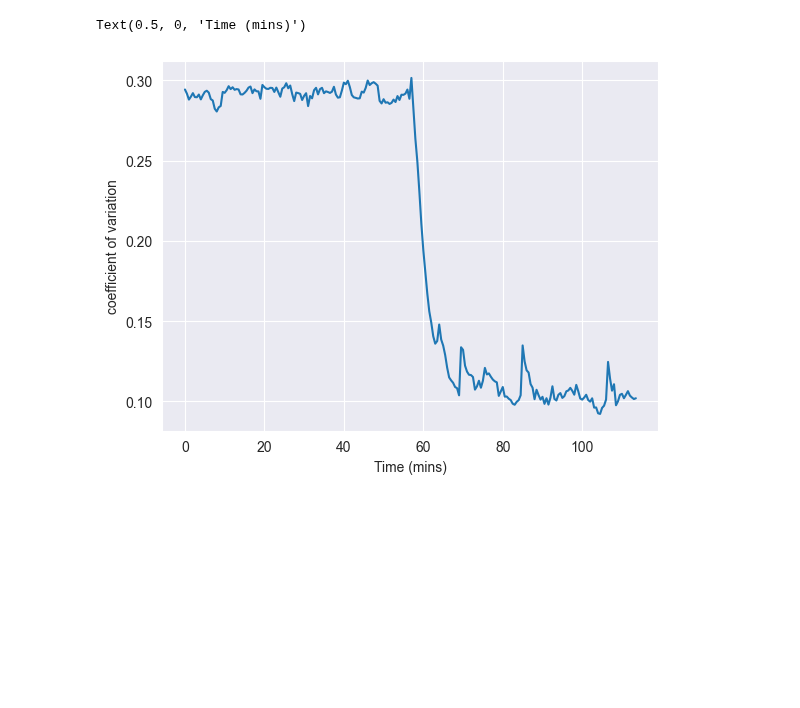
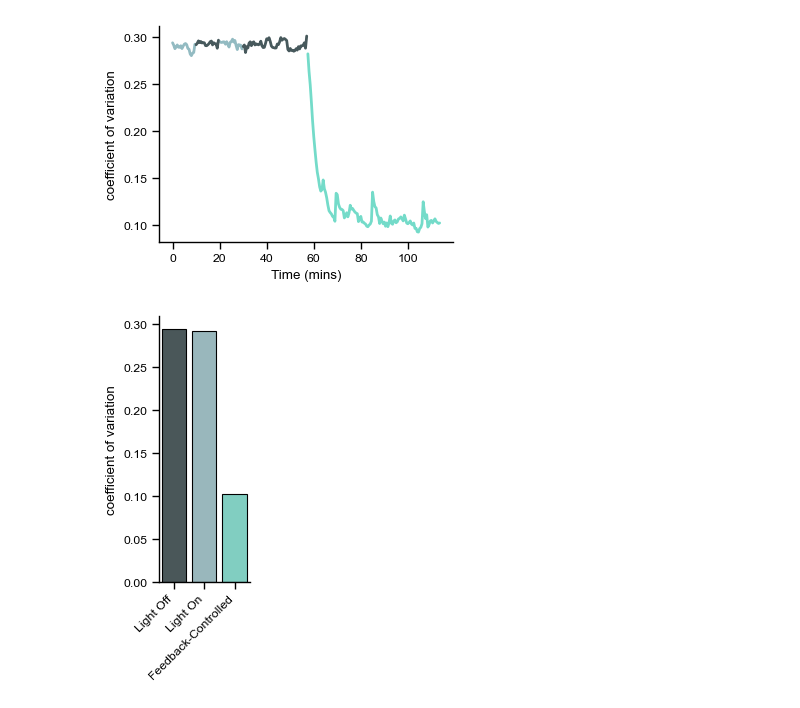
Before and after one commit to Harrison-Oatman/PyCLM, a Jupyter notebook: figures/tag-rfp_analysis.ipynb, the cells around one changed output. Cells and saved outputs as stored; diff of their text form; code cells hidden in the pictures; blank space fills up the shorter version.

```diff
--- a/figures/tag-rfp_analysis.ipynb
+++ b/figures/tag-rfp_analysis.ipynb
@@ -9,5 +10,16 @@ import matplotlib.pyplot as plt
+# %%
+sns.set_context("paper")
+# plt.style.use(r"D:\FeedbackControl\figures\style\stylesheet.rc")
+savepath = Path(r"Figure 4")
+
+mpl.rc("axes", facecolor="#ffffff00", grid=False, edgecolor="k", labelcolor="k")
+mpl.rc("figure", facecolor="#00000000", dpi=100)
+mpl.rc("axes.spines", top=False, right=False, )
+mpl.rc("xtick", color="k", bottom=True)
+mpl.rc("ytick", color="k", left=True)
+mpl.rc("legend", fontsize="small")
 # %%
-base_dir = Path(r"D:\Harrison\RTx3 imaging\tagrfp")
+base_dir = Path(r"D:\FeedbackControl\data\RTx3 imaging\tagrfp")
 
 # arr = tifffile.imread(base_dir / "cycle10.1_patterns.tif")
 
@@ -96,12 +130,43 @@ sns.lineplot(df, x="Time (mins)", y="intensity", errorbar=("sd", 1), err_style="
 # %%
+fig, ax = plt.subplots(1, 1, figsize=(4, 3))
+plt.tight_layout(rect = [0.05, 0.05, 0.95, 0.95])
+
 t = df.groupby("Time (mins)")
 mean = t["intensity"].mean()
 std = t["intensity"].std()
 
-sns.lineplot(std / mean)
+l = 2.0
+
+sns.lineplot((std / mean).iloc[:20], color="#93BBC2", alpha=1.0, linewidth=l)
+sns.lineplot((std / mean).iloc[40:60], color="#93BBC2", alpha=1.0, linewidth=l)
+sns.lineplot((std / mean).iloc[20:40], color="#47595C", alpha=1.0, linewidth=l)
+sns.lineplot((std / mean).iloc[60:115], color="#47595C", alpha=1.0, linewidth=l)
+sns.lineplot((std / mean).iloc[115:], color="#74DBC9", alpha=1.0, linewidth=l)
 
 plt.ylabel("coefficient of variation")
 plt.xlabel("Time (mins)")
+
+plt.savefig(savepath / "cov_over_time.pdf")
+plt.show()
+
+fig, ax = plt.subplots(1, 1, figsize=(2, 4))
+plt.tight_layout(rect = [0.10, 0.1, 0.90, 0.9])
+
+the_frames = [0, 20, 227]
+
+frames = df[df["frame"].isin(the_frames)].copy()
+frames["label"] = frames["frame"].map({f: key for f, key in zip(the_frames, ["Light Off", "Light On", "Feedback-Controlled"])})
+t = frames.groupby("label")
+mean = t["intensity"].mean()
+std = t["intensity"].std()
+
+names = ["Light Off", "Light On", "Feedback-Controlled"]
+
+sns.barplot(x=names, y=(std/mean).loc[names], hue=names, order=names, palette=["#47595C", "#93BBC2", "#74DBC9"], edgecolor="k")
+plt.xticks(rotation=45, ha='right')
+plt.ylabel("coefficient of variation")
+plt.savefig(savepath / "cov_by_condition.pdf")
+plt.show()
 # %% [output]
-Text(0.5, 0, 'Time (mins)')
-[figure, old version]
+[figure, new version]
+[figure, added]
```
Also changed, not shown: parts of 7 cells of this notebook.
